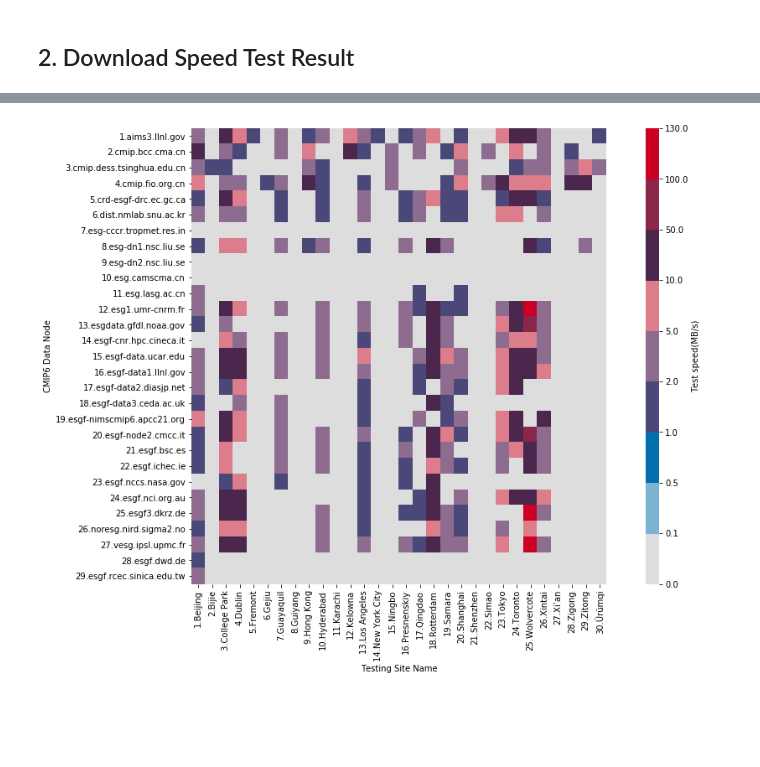
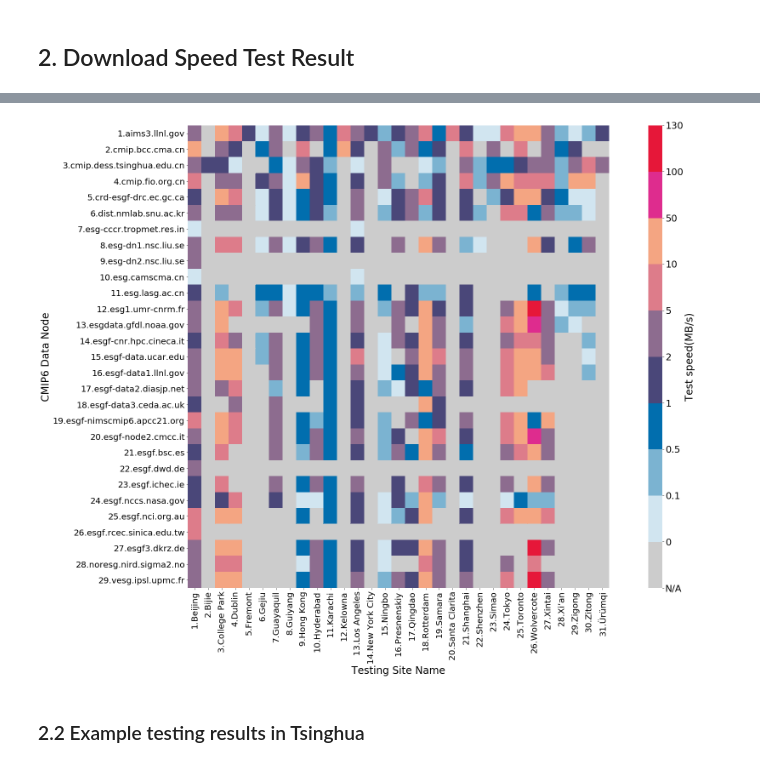
Before and after one commit to Theropod/CMIP6-SpeedTest, a Jupyter notebook: resources/result-update/Speedtest_Result.ipynb, the cells around one changed output, grey strips where cells are left out. Cells and saved outputs as stored; diff of their text form; code cells hidden in the pictures; blank space fills up the shorter version.

Commit message:
fix text and charts fix google data studio access control fix bug that recording speed when download reponse status is not 200

```diff
--- a/resources/result-update/Speedtest_Result.ipynb
+++ b/resources/result-update/Speedtest_Result.ipynb
@@ -15,9 +15,9 @@ from matplotlib.colors import LinearSegmentedColormap,ListedColormap
 from IPython.display import Markdown as md
 from IPython.display import Image
 # %%
-for file in os.listdir("./"):
-    if file.endswith(".csv"): # only expecting one file end with csv
-        speedtestfile=file
+for filename in os.listdir("./"):
+    if ('speedtest_result' in filename)&('csv' in filename): # only expecting speedtest_result+yyyy
+        speedtestfile=filename
 lastupdate=speedtestfile.split('.csv')[0].split('speedtest_result_')[1]
 # %%
 speedtest_raw=pd.read_csv(speedtestfile)
@@ -179,46 +181,49 @@ datanode2city.loc[:,['datanode']]
 # %%
 # get city-datanode pair speed mean, and reindex the result to flatten it to simple DataFrame
 spd_city_avg=spd_avg[['datanode','city','dl']].groupby(['city','datanode']).mean().reset_index();
 # matrix to store the result
-city_datanode_speed=pd.DataFrame(-1,index=spd_avg['city'].unique(),columns=spd_avg['datanode'].unique())
+city_datanode_speed=pd.DataFrame(-1.0,index=city2datanode['city'].to_numpy(),columns=datanode2city['datanode'].to_numpy())
 # function to get speed
 def pair_speed(x):
-#     if x['dl']==0:
-#             city_datanode_speed.loc[x['city']][x['datanode']]=x['dl']
-#     else:
-#             city_datanode_speed.loc[x['city']][x['datanode']]=np.log(x['dl'])
     city_datanode_speed.loc[x['city']][x['datanode']]=x['dl']
 
 spd_city_avg.apply(pair_speed,axis=1)
 city_datanode_speed=city_datanode_speed.sort_index()
+
 # Create a Custom color map with difined intervals
-custom_color_map = ListedColormap(['#dddddd', '#7bb3d1', '#016eae', '#4a4779','#8d6c8f','#dd7c8a','#4b264d','#8a274a','#cc0024'])
-bounds = [0, 0.1, 0.5, 1, 2, 5, 10, 50, 100, 130]
-norm = matplotlib.colors.BoundaryNorm(bounds, custom_color_map.N)
+custom_color_map = ListedColormap(['#cccccc','#d1e5f0','#7bb3d1', '#016eae', '#4a4779','#8d6c8f','#dd7c8a','#f4a582','#de2c8e','#e61739'])
+bounds = [-1, 0, 0.1, 0.5, 1, 2, 5, 10, 50, 100, 130]
+custom_norm = matplotlib.colors.BoundaryNorm(bounds, custom_color_map.N)
 
 # Create two appropriately sized subplots
 grid_kws = {'width_ratios': (0.9, 0.03), 'wspace': 0.18}
-fig, (ax, cbar_ax) = plt.subplots(1, 2, gridspec_kw=grid_kws,figsize=(10,10))
-spd_city_avg_heatmap=sns.heatmap(city_datanode_speed.transpose(),ax=ax, cbar_ax=cbar_ax, cmap=custom_color_map,norm=norm,cbar_kws={'label': 'Test speed(MB/s)'})
+fig, (ax, cbar_ax) = plt.subplots(1, 2, gridspec_kw=grid_kws,figsize=(20,20))
+# plot heatmap
+spd_city_avg_heatmap=sns.heatmap(city_datanode_speed.transpose(),ax=ax, cbar_ax=cbar_ax, cbar_kws={"ticks":[-1, 0, 0.1, 0.5, 1, 2, 5, 10, 50, 100, 130]}, cmap=custom_color_map,norm=custom_norm)
+# cbar settings
+cbar_ax.set_ylabel('Test speed(MB/s)',size=24)
+cbar_ax.set_yticklabels( ['N/A',0, 0.1, 0.5, 1, 2, 5, 10, 50, 100, 130])
+cbar_ax.tick_params(labelsize=22,)
+# set tick labels
+ax.tick_params(labelsize=20)
 # set heatmap x tick labels
 spd_city_avg_xticklabels=spd_city_avg_heatmap.get_xticklabels()
 tickindex=1
 for label in spd_city_avg_xticklabels:
     label.set_text(str(tickindex)+'.'+label.get_text())
     tickindex+=1
 spd_city_avg_heatmap.set_xticklabels(spd_city_avg_xticklabels)
 # set heatmap y tick labels
 spd_city_avg_yticklabels=spd_city_avg_heatmap.get_yticklabels()
 tickindex=1
 for label in spd_city_avg_yticklabels:
     label.set_text(str(tickindex)+'.'+label.get_text())
     tickindex+=1
 spd_city_avg_heatmap.set_yticklabels(spd_city_avg_yticklabels)
 # set x y labels
-spd_city_avg_heatmap.set_ylabel('CMIP6 Data Node');
-spd_city_avg_heatmap.set_xlabel('Testing Site Name');
-# Customize tick marks and positions
-# cbar_ax.set_yticklabels(['Connection Broken', 'Connection Not Broken'])
-# cbar_ax.yaxis.set_ticks([ 25, 75]);
+spd_city_avg_heatmap.set_ylabel('CMIP6 Data Node',size=24);
+spd_city_avg_heatmap.set_xlabel('Testing Site Name',size=24);
 # %% [output]
-[figure, old version]
+[figure, new version]
+# %% [markdown]
+### 2.2 Example testing results in Tsinghua
```
Also changed, not shown: parts of 18 cells of this notebook, 14 other files.
